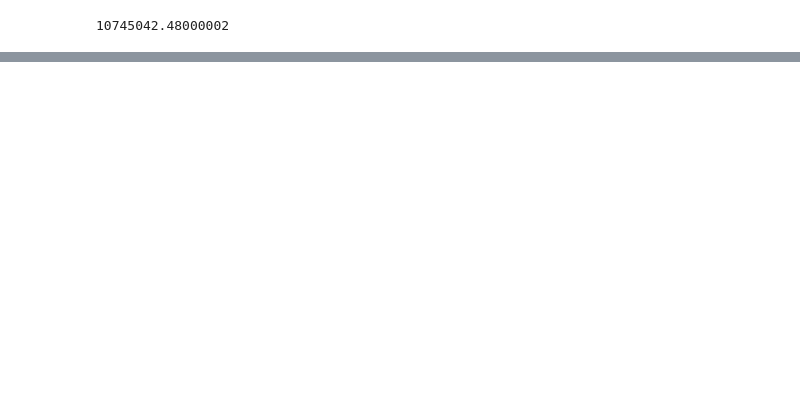
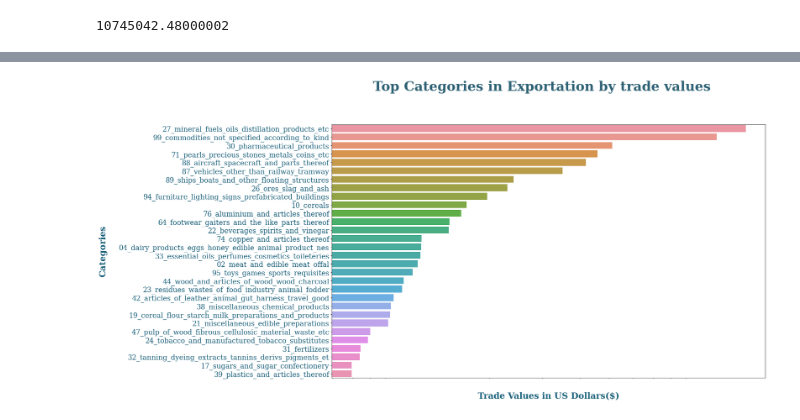
Before and after one commit to Persabras/Notebooks, a Jupyter notebook: global_trading_project_1988-present.ipynb, the cells around one changed output, grey strips where cells are left out. Cells and saved outputs as stored; diff of their text form; code cells hidden in the pictures; blank space fills up the shorter version.

```diff
--- a/global_trading_project_1988-present.ipynb
+++ b/global_trading_project_1988-present.ipynb
@@ -362,0 +470,39 @@ fls.iloc[0,1]-fls.iloc[1,1]
+# %%
+ctf=df.groupby(['category','flow'], as_index=False).sum()
+ctf_ex=ctf[(ctf['flow']=='Export')]
+ctf_exs=ctf_ex.sort_values(by='trade_usd', ascending=False).drop(388).head(30)
+ctf_im=ctf[(ctf['flow']=='Import')]
+ctf_ims=ctf_im.sort_values(by='trade_usd', ascending=False).drop(389).head(30)
+
+plt.subplots(figsize=(20,12))
+sns.barplot(data=ctf_exs, x='trade_usd', y='category')
+plt.xscale('log')
+
+plt.yticks(rotation=0, color='#145B75', ticks=None,fontfamily='Serif', fontsize=18)
+plt.xticks([])
+
+plt.xlabel('Trade Values in US Dollars($)',
+           fontsize=22,
+           fontfamily='Serif',
+          fontweight='bold',
+           labelpad=30,
+          color='#145B75')
+plt.ylabel('Categories',
+          fontsize=22,
+           fontfamily='Serif',
+          fontweight='bold',
+           labelpad=30,
+          color='#145B75')
+
+plt.suptitle(
+    "Top Categories in Exportation by trade values",
+    fontsize=34,
+    fontweight='bold',
+    fontfamily='Serif',
+    ha="center",
+    y=1.01,
+    color='#2B5E71')
+
+plt.show()
+# %% [output]
+[figure, added]
```
Also changed, not shown: parts of 36 cells of this notebook.
